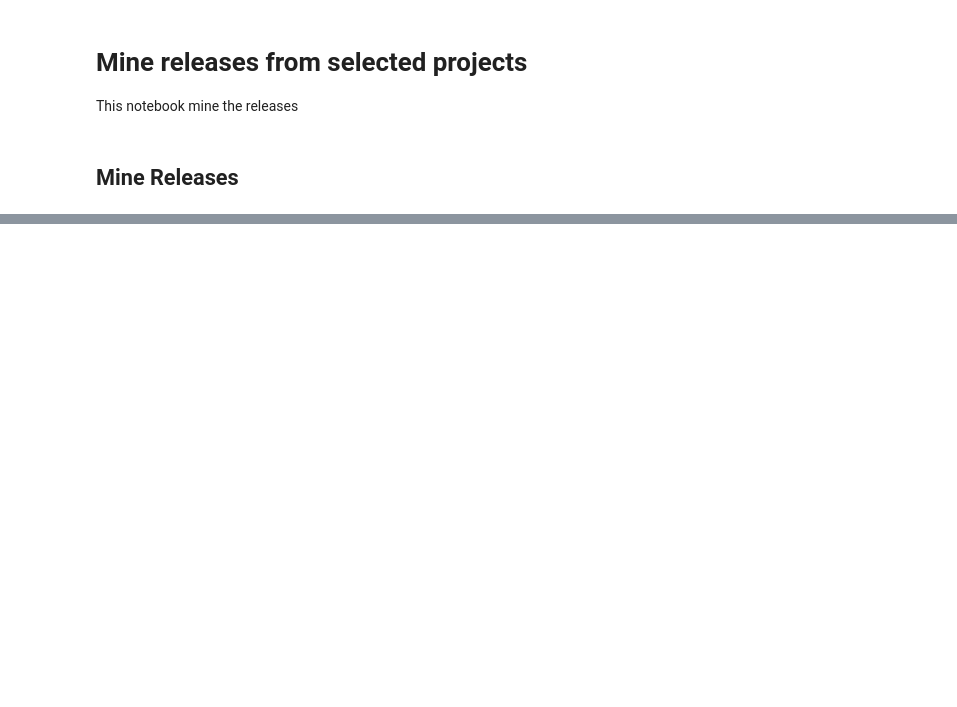
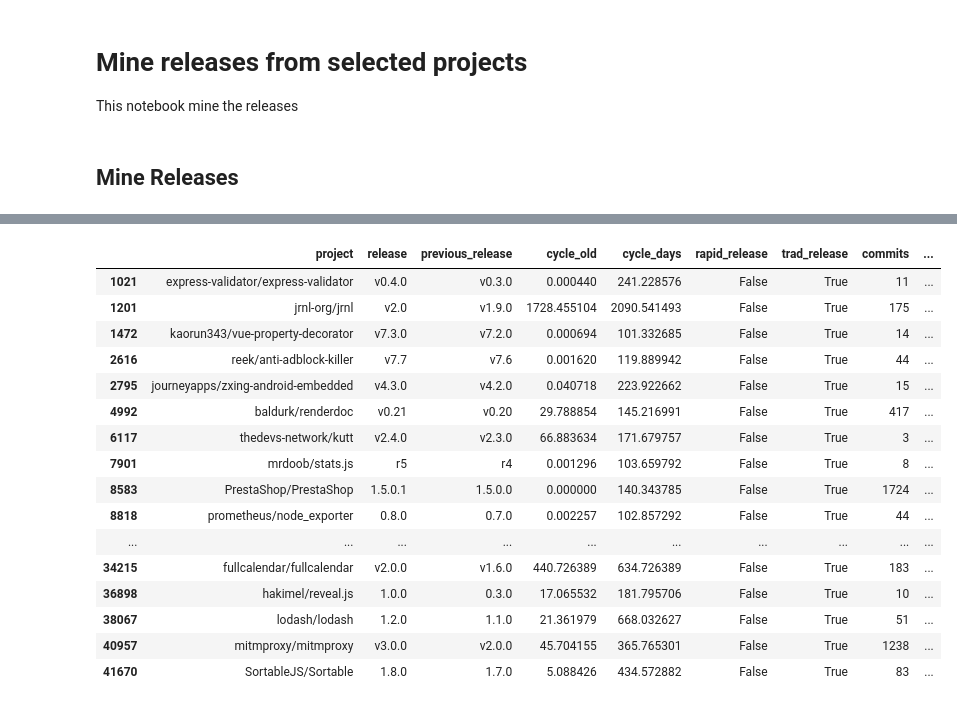
Before and after one commit to gems-uff/rapid-release-duration, a Jupyter notebook: src/20_mine_releases.ipynb, the cells around one changed output, grey strips where cells are left out. Drawn from its saved outputs; the diff is of its cells as text; code cells hidden in the pictures; blank space fills up the shorter version.

```diff
--- a/src/20_mine_releases.ipynb
+++ b/src/20_mine_releases.ipynb
@@ -255,0 +191,20 @@ releases.query('abs(cycle_old - cycle_days) > 10')
+# %%
+releases.query('(cycle_old - cycle_days) < -100')
+# %% [output]
+|  | project | release | previous_release | cycle_old | cycle_days | rapid_release | trad_release | commits | ... |
+| 1021 | express-validator/express-validator | v0.4.0 | v0.3.0 | 0.000440 | 241.228576 | False | True | 11 | ... |
+| 1201 | jrnl-org/jrnl | v2.0 | v1.9.0 | 1728.455104 | 2090.541493 | False | True | 175 | ... |
+| 1472 | kaorun343/vue-property-decorator | v7.3.0 | v7.2.0 | 0.000694 | 101.332685 | False | True | 14 | ... |
+| 2616 | reek/anti-adblock-killer | v7.7 | v7.6 | 0.001620 | 119.889942 | False | True | 44 | ... |
+| 2795 | journeyapps/zxing-android-embedded | v4.3.0 | v4.2.0 | 0.040718 | 223.922662 | False | True | 15 | ... |
+| 4992 | baldurk/renderdoc | v0.21 | v0.20 | 29.788854 | 145.216991 | False | True | 417 | ... |
+| 6117 | thedevs-network/kutt | v2.4.0 | v2.3.0 | 66.883634 | 171.679757 | False | True | 3 | ... |
+| 7901 | mrdoob/stats.js | r5 | r4 | 0.001296 | 103.659792 | False | True | 8 | ... |
+| 8583 | PrestaShop/PrestaShop | 1.5.0.1 | 1.5.0.0 | 0.000000 | 140.343785 | False | True | 1724 | ... |
+| 8818 | prometheus/node_exporter | 0.8.0 | 0.7.0 | 0.002257 | 102.857292 | False | True | 44 | ... |
+| ... | ... | ... | ... | ... | ... | ... | ... | ... | ... |
+| 34215 | fullcalendar/fullcalendar | v2.0.0 | v1.6.0 | 440.726389 | 634.726389 | False | True | 183 | ... |
+| 36898 | hakimel/reveal.js | 1.0.0 | 0.3.0 | 17.065532 | 181.795706 | False | True | 10 | ... |
+| 38067 | lodash/lodash | 1.2.0 | 1.1.0 | 21.361979 | 668.032627 | False | True | 51 | ... |
+| 40957 | mitmproxy/mitmproxy | v3.0.0 | v2.0.0 | 45.704155 | 365.765301 | False | True | 1238 | ... |
+| 41670 | SortableJS/Sortable | 1.8.0 | 1.7.0 | 5.088426 | 434.572882 | False | True | 83 | ... |
```
Also changed, not shown: parts of 14 cells of this notebook, 8 other files.
